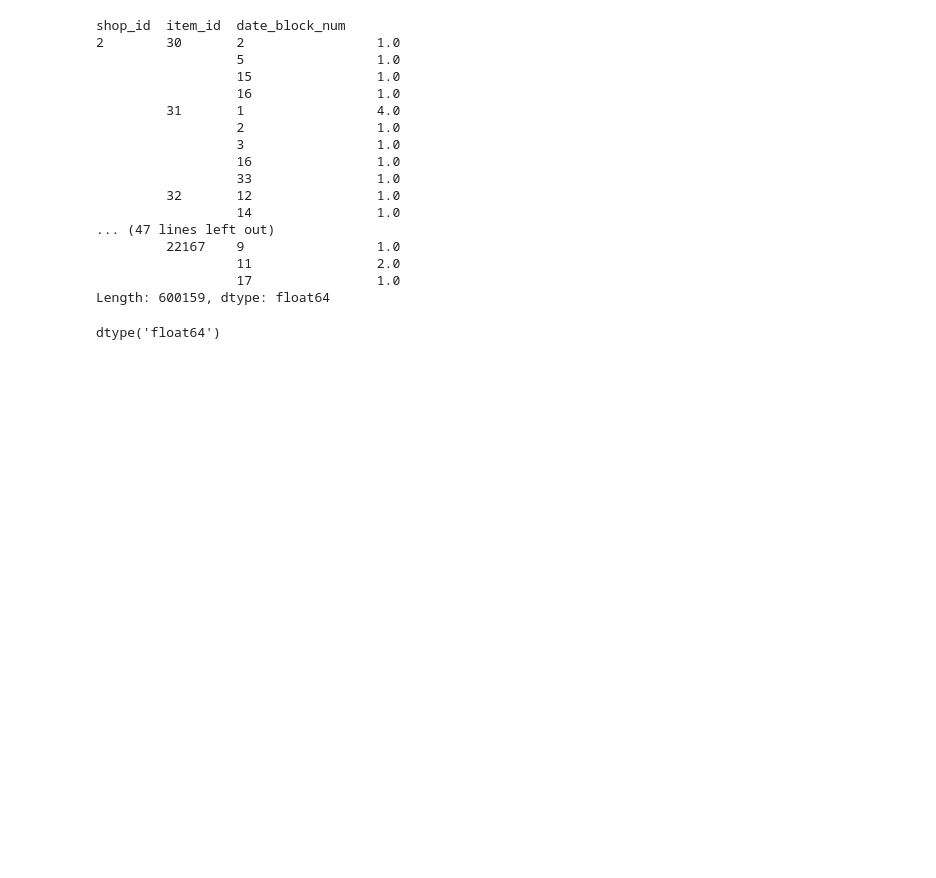
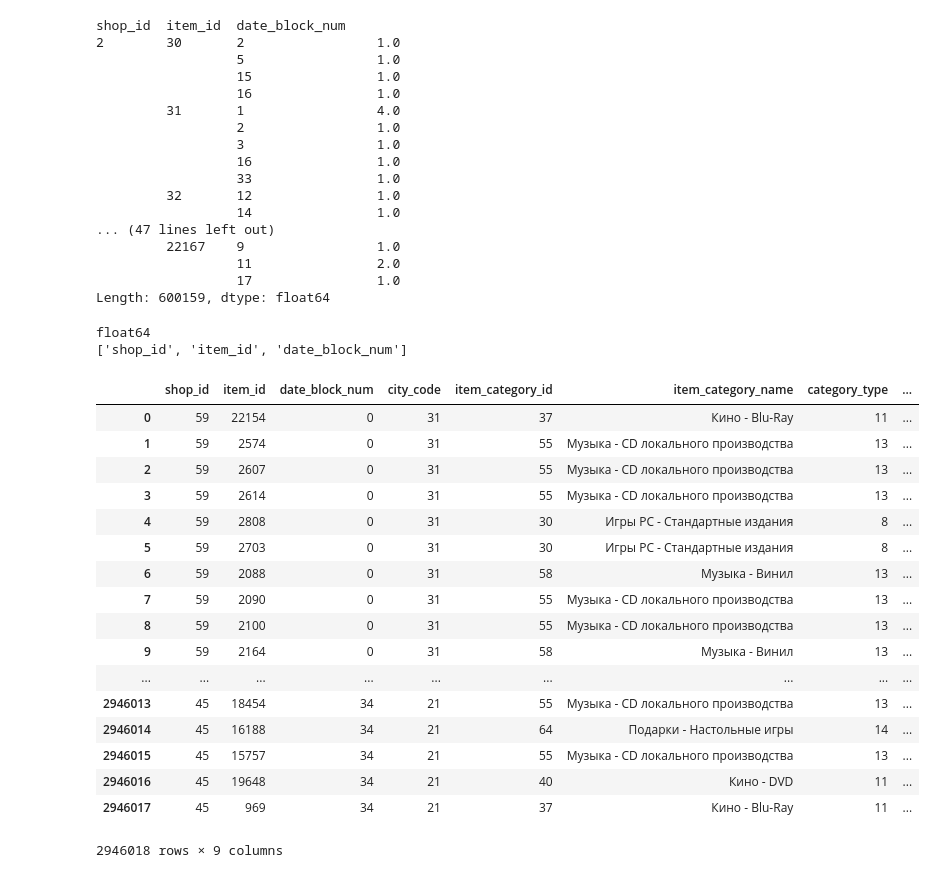
Before and after one commit to justinthe/kaggle_predict_future_sales, a Jupyter notebook: notebook/predict_future_sales_model.ipynb, the cells around one changed output. Saved outputs shown, nothing was run; the diff lists cells and outputs as text; code cells hidden in the pictures; blank space fills up the shorter version.

```diff
--- a/notebook/predict_future_sales_model.ipynb
+++ b/notebook/predict_future_sales_model.ipynb
@@ -230,7 +231,10 @@ shop_id  item_id  date_block_num
                   17                1.0
 Length: 600159, dtype: float64
 # %%
-group.dtype
-#all_data = pd.merge(all_data, group, how='left', on=index_cols)
+print(group.dtype)
+print(index_cols)
+#all_data
+all_data = pd.merge(all_data, group.to_frame(), how='left', on=index_cols)
 # %% [output]
-dtype('float64')
+float64
+['shop_id', 'item_id', 'date_block_num']
@@ -236,0 +244,21 @@ dtype('float64')
+# %%
+all_data
+# %% [output]
+|  | shop_id | item_id | date_block_num | city_code | item_category_id | item_category_name | category_type | ... |
+| 0 | 59 | 22154 | 0 | 31 | 37 | Кино - Blu-Ray | 11 | ... |
+| 1 | 59 | 2574 | 0 | 31 | 55 | Музыка - CD локального производства | 13 | ... |
+| 2 | 59 | 2607 | 0 | 31 | 55 | Музыка - CD локального производства | 13 | ... |
+| 3 | 59 | 2614 | 0 | 31 | 55 | Музыка - CD локального производства | 13 | ... |
+| 4 | 59 | 2808 | 0 | 31 | 30 | Игры PC - Стандартные издания | 8 | ... |
+| 5 | 59 | 2703 | 0 | 31 | 30 | Игры PC - Стандартные издания | 8 | ... |
+| 6 | 59 | 2088 | 0 | 31 | 58 | Музыка - Винил | 13 | ... |
+| 7 | 59 | 2090 | 0 | 31 | 55 | Музыка - CD локального производства | 13 | ... |
+| 8 | 59 | 2100 | 0 | 31 | 55 | Музыка - CD локального производства | 13 | ... |
+| 9 | 59 | 2164 | 0 | 31 | 58 | Музыка - Винил | 13 | ... |
+| ... | ... | ... | ... | ... | ... | ... | ... | ... |
+| 2946013 | 45 | 18454 | 34 | 21 | 55 | Музыка - CD локального производства | 13 | ... |
+| 2946014 | 45 | 16188 | 34 | 21 | 64 | Подарки - Настольные игры | 14 | ... |
+| 2946015 | 45 | 15757 | 34 | 21 | 55 | Музыка - CD локального производства | 13 | ... |
+| 2946016 | 45 | 19648 | 34 | 21 | 40 | Кино - DVD | 11 | ... |
+| 2946017 | 45 | 969 | 34 | 21 | 37 | Кино - Blu-Ray | 11 | ... |
+2946018 rows × 9 columns
```
Also changed, not shown: parts of 8 cells of this notebook.
